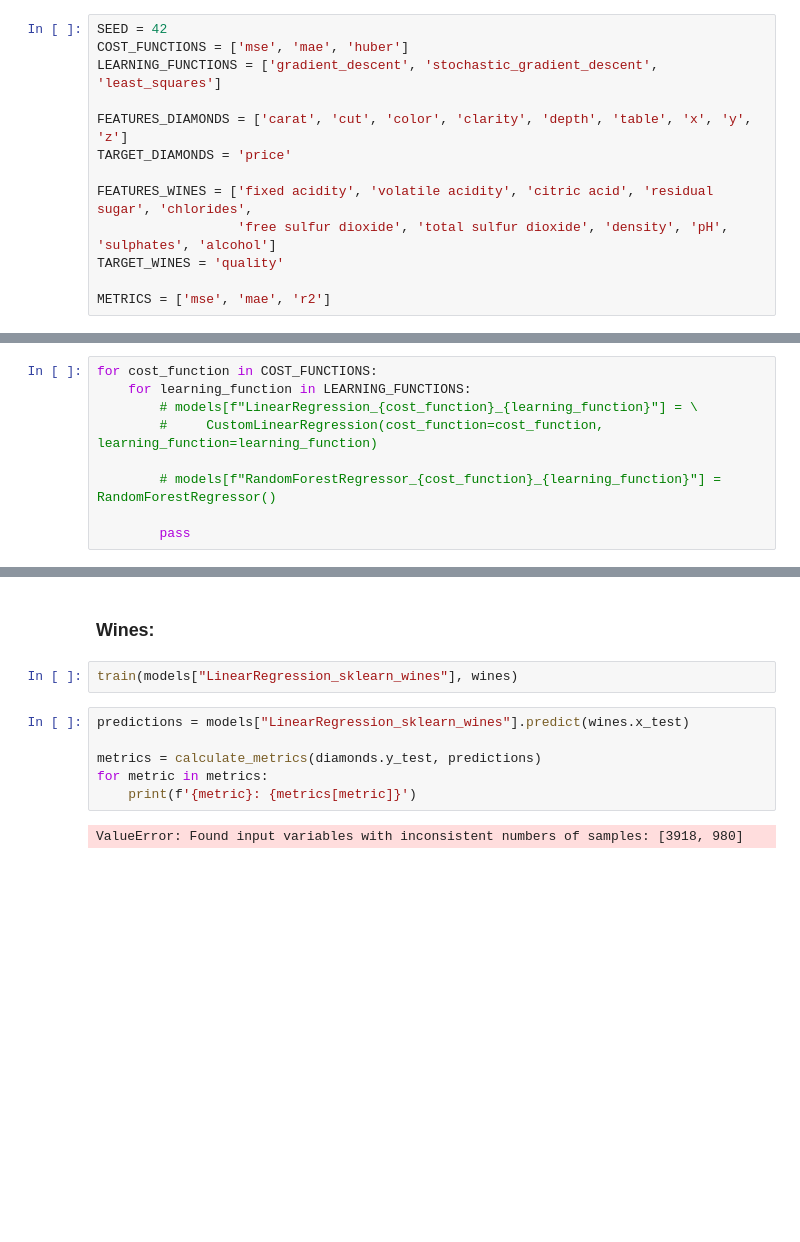
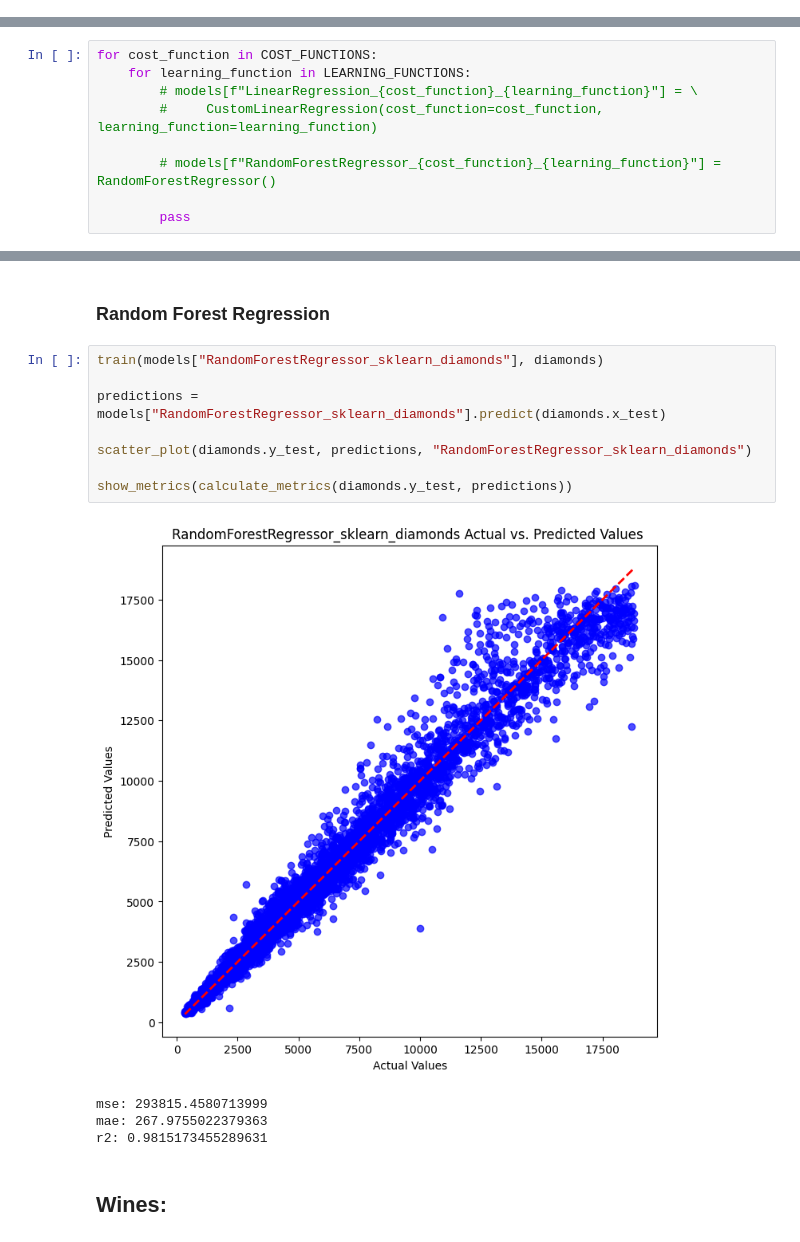
Before and after one commit to Kieru18/SK.UMA.17, a Jupyter notebook: experiments.ipynb, the cells around one changed output, grey strips where cells are left out. Saved outputs shown, nothing was run; the diff lists cells and outputs as text; blank space fills up the shorter version.

```diff
--- a/experiments.ipynb
+++ b/experiments.ipynb
@@ -13,15 +16,2 @@ from sklearn.model_selection import train_test_split
 from sklearn.ensemble import RandomForestRegressor
 from sklearn.linear_model import LinearRegression
-# %%
-SEED = 42
-COST_FUNCTIONS = ['mse', 'mae', 'huber']
-LEARNING_FUNCTIONS = ['gradient_descent', 'stochastic_gradient_descent', 'least_squares']
-
-FEATURES_DIAMONDS = ['carat', 'cut', 'color', 'clarity', 'depth', 'table', 'x', 'y', 'z']
-TARGET_DIAMONDS = 'price'
-
-FEATURES_WINES = ['fixed acidity', 'volatile acidity', 'citric acid', 'residual sugar', 'chlorides',
-                  'free sulfur dioxide', 'total sulfur dioxide', 'density', 'pH', 'sulphates', 'alcohol']
-TARGET_WINES = 'quality'
-
-METRICS = ['mse', 'mae', 'r2']
@@ -125,12 +90,17 @@ r2: 0.88504407867572
+# %% [markdown]
+### Random Forest Regression
+# %%
+train(models["RandomForestRegressor_sklearn_diamonds"], diamonds)
+
+predictions = models["RandomForestRegressor_sklearn_diamonds"].predict(diamonds.x_test)
+
+scatter_plot(diamonds.y_test, predictions, "RandomForestRegressor_sklearn_diamonds")
+
+show_metrics(calculate_metrics(diamonds.y_test, predictions))
+# %% [output]
+[figure, added]
+mse: 293815.4580713999
+mae: 267.9755022379363
+r2: 0.9815173455289631
 # %% [markdown]
-### Wines:
+## Wines:
-# %%
-train(models["LinearRegression_sklearn_wines"], wines)
-# %%
-predictions = models["LinearRegression_sklearn_wines"].predict(wines.x_test)
-
-metrics = calculate_metrics(diamonds.y_test, predictions)
-for metric in metrics:
-    print(f'{metric}: {metrics[metric]}')
-# %% [output]
-ValueError: Found input variables with inconsistent numbers of samples: [3918, 980]
```
Also changed, not shown: parts of 15 cells of this notebook, 5 other files.
